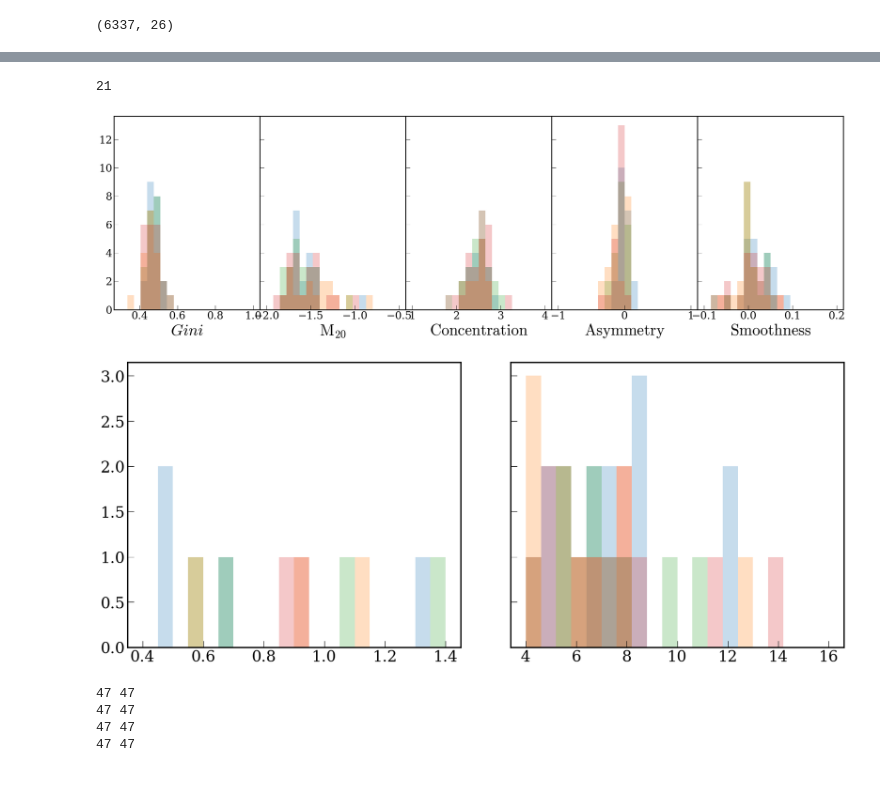
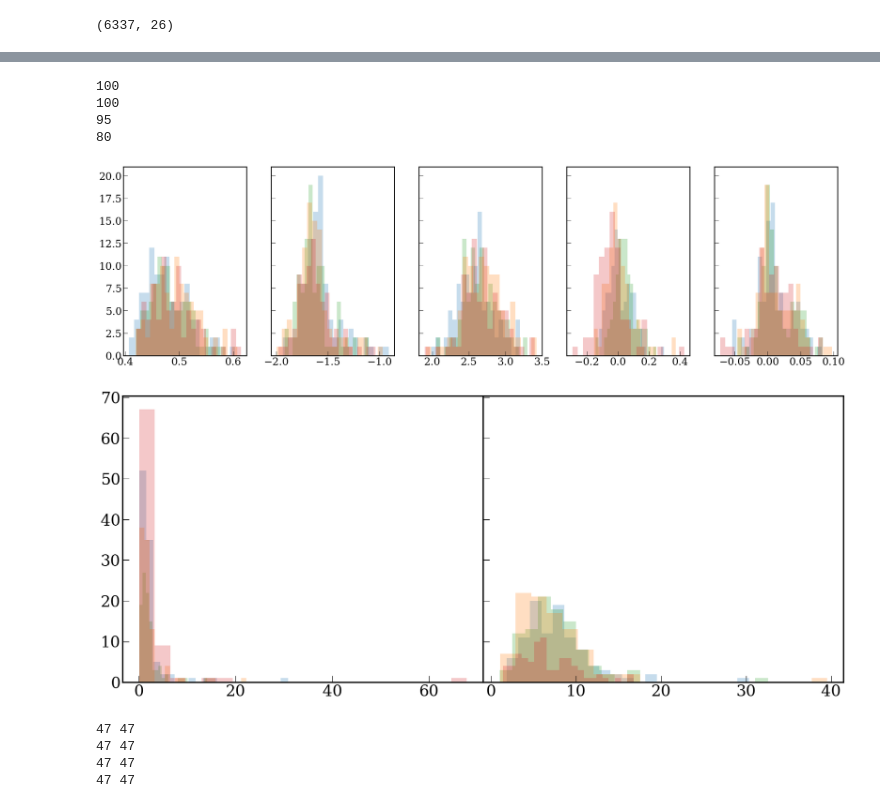
Before and after one commit to joy-228/morphy, a Jupyter notebook: main_morphology.ipynb, the cells around one changed output, grey strips where cells are left out. Cells and saved outputs as stored; diff of their text form; code cells hidden in the pictures.

Commit message:
morphy.py implementation

```diff
--- a/main_morphology.ipynb
+++ b/main_morphology.ipynb
@@ -325,2 +249,5 @@ np.save("petro_array.npy", petro_all)
 # %%
-morph_all = np.load('morph_array.npy')
+smorph = pd.read_csv('saga_morph.csv')
+
+print(smorph.columns)
+print(smorph.shape)
@@ -327,51 +270,27 @@ morph_all = np.load('morph_array.npy')
 # %%
-filt_cmap = [mcm.cividis_r,mcm.viridis_r,mcm.inferno_r,mcm.Greys]
-
-high_snr = np.where((morph_all[:,0,10]>1)&(morph_all[:,1,10]>1))[0]
-#high_snr = np.where((morph_all[:,0,9]<2)&(morph_all[:,0,9]>1))[0]
-print(len(high_snr))
-
-
 fig,ax=plt.subplots(1,5,figsize=(30,8),sharey=True)
+fig1,ax1=plt.subplots(1,2,figsize=(20,8),sharey=True)
+param_names = ['gini','m20','c','a','s','a_s','flag','snr_pix','r20_psf','segm_petr','xc_as','yc_as','rpetro','orien_as','ellip_as','n','rhalf','ellip_ss','flag_ss']
 
 griz_col = ['tab:blue','tab:green','tab:orange','tab:red']
 
-for i in range(4):
-    #print(morph_arr[:,-1])
-    ax[0].hist(morph_all[high_snr,i,1],bins=np.linspace(0.3,1.0,21),alpha=0.25,color=griz_col[i])
-    ax[1].hist(morph_all[high_snr,i,2],bins=np.linspace(-2,-0.5,21),alpha=0.25,color=griz_col[i])
-    ax[2].hist(morph_all[high_snr,i,5],bins=np.linspace(1,4,21),alpha=0.25,color=griz_col[i])
-    ax[3].hist(morph_all[high_snr,i,6],bins=np.linspace(-1,1,21),alpha=0.25,color=griz_col[i])
-    ax[4].hist(morph_all[high_snr,i,7],bins=np.linspace(-0.1,0.2,21),alpha=0.25,color=griz_col[i])
+for i,key in enumerate(bands):
+    high_snr = np.where((smorph['snr_pix_'+key]>2)&(smorph['flag_'+key]<=1))[0]
+    print(len(high_snr))
 
-ax[0].set_xlabel(r'${\it Gini}$',fontsize=36)
-ax[1].set_xlabel(r'$M_{20}$',fontsize=36)
-ax[2].set_xlabel(r'$Concentration$',fontsize=36)
-ax[3].set_xlabel(r'$Asymmetry$',fontsize=36)
-ax[4].set_xlabel(r'$Smoothness$',fontsize=36)
+    for j in range(5):
+        ax[j].hist(smorph[param_names[j]+'_'+key][high_snr],bins=21,alpha=0.25,color=griz_col[i])
+    for j in range(2):
+        ax1[j].hist(smorph[param_names[15+j]+'_'+key][high_snr],bins=21,alpha=0.25,color=griz_col[i])
 
 plt.subplots_adjust(wspace=0.0)
-plt.savefig('NPdistributions.pdf',bbox_inches='tight')
-
-
-fig1,ax1=plt.subplots(1,2,figsize=(20,8),sharey=True)
-
-
-for i in range(4):
-    ax1[0].hist(sersic_all[high_snr,i,0],bins=np.linspace(0.4,1.4,21),alpha=0.25,color=griz_col[i])
-    ax1[1].hist(sersic_all[high_snr,i,1],bins=np.linspace(4,16,21),alpha=0.25,color=griz_col[i])
-
-    #ax1[i].set_ylim((0.3,1.0))
-    #ax1[i].set_xlim((-2,-0.5))
-    #ax1[i].set_xlabel(r'$M_{20}$',fontsize=40)
-
-
-plt.subplots_adjust(wspace=0.15)
-plt.savefig('NPdistributions1.pdf',bbox_inches='tight')
 # %% [output]
-21
+100
+100
+95
+80
-[figure, old version]
+[figure, new version]
-[figure, old version]
+[figure, new version]
 # %%
 fig,ax=plt.subplots(1,3,figsize=(24,8),sharey='row')
 
```
Also changed, not shown: parts of 5 cells of this notebook, 4 other files.
